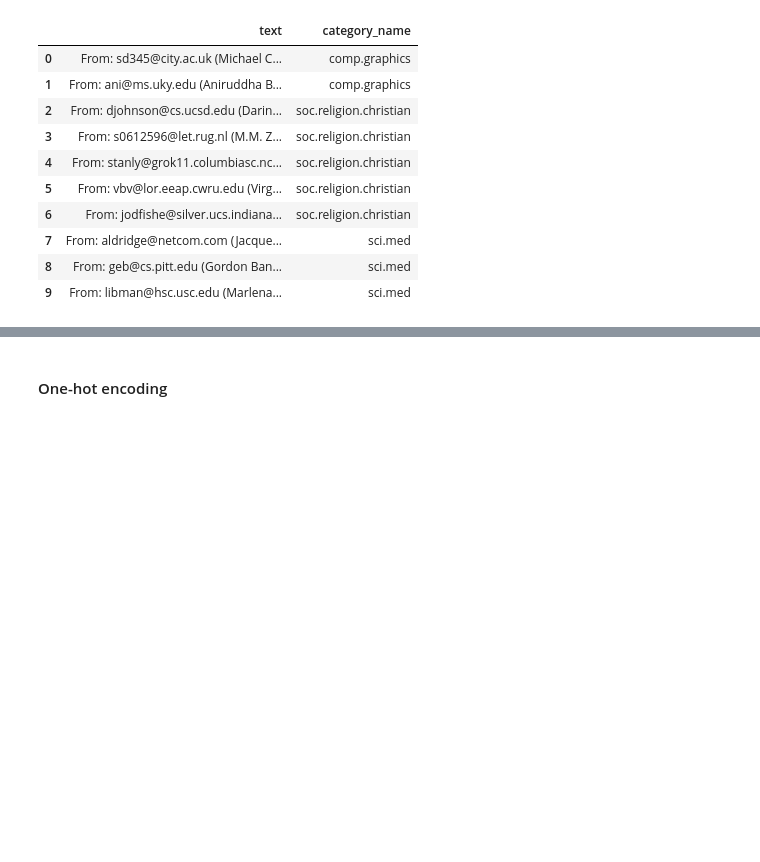
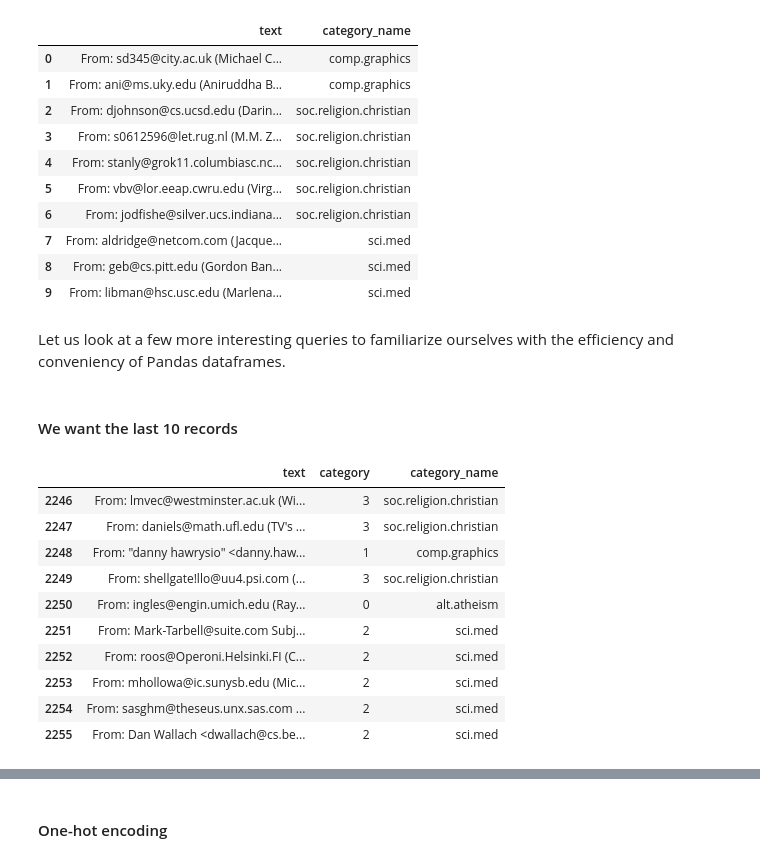
Before and after one commit to omarsar/data_mining_2017_fall_lab, a Jupyter notebook: news_embeddings.ipynb, the cells around one changed output, grey strips where cells are left out. Cells and saved outputs as stored; diff of their text form; code cells hidden in the pictures; blank space fills up the shorter version.

```diff
--- a/news_embeddings.ipynb
+++ b/news_embeddings.ipynb
@@ -204,3 +214,21 @@ X[0:10][["text", "category_name"]]
 | 7 | From: aldridge@netcom.com (Jacque... | sci.med |
 | 8 | From: geb@cs.pitt.edu (Gordon Ban... | sci.med |
 | 9 | From: libman@hsc.usc.edu (Marlena... | sci.med |
+# %% [markdown]
+Let us look at a few more interesting queries to familiarize ourselves with the efficiency and conveniency of Pandas dataframes.
+# %% [markdown]
+#### We want the last 10 records
+# %%
+X[-11:-1]
+# %% [output]
+|  | text | category | category_name |
+| 2246 | From: lmvec@westminster.ac.uk (Wi... | 3 | soc.religion.christian |
+| 2247 | From: daniels@math.ufl.edu (TV's ... | 3 | soc.religion.christian |
+| 2248 | From: "danny hawrysio" <danny.haw... | 1 | comp.graphics |
+| 2249 | From: shellgate!llo@uu4.psi.com (... | 3 | soc.religion.christian |
+| 2250 | From: ingles@engin.umich.edu (Ray... | 0 | alt.atheism |
+| 2251 | From: Mark-Tarbell@suite.com Subj... | 2 | sci.med |
+| 2252 | From: roos@Operoni.Helsinki.FI (C... | 2 | sci.med |
+| 2253 | From: mhollowa@ic.sunysb.edu (Mic... | 2 | sci.med |
+| 2254 | From: sasghm@theseus.unx.sas.com ... | 2 | sci.med |
+| 2255 | From: Dan Wallach <dwallach@cs.be... | 2 | sci.med |
```
Also changed, not shown: parts of 57 cells of this notebook, 1 other file.
